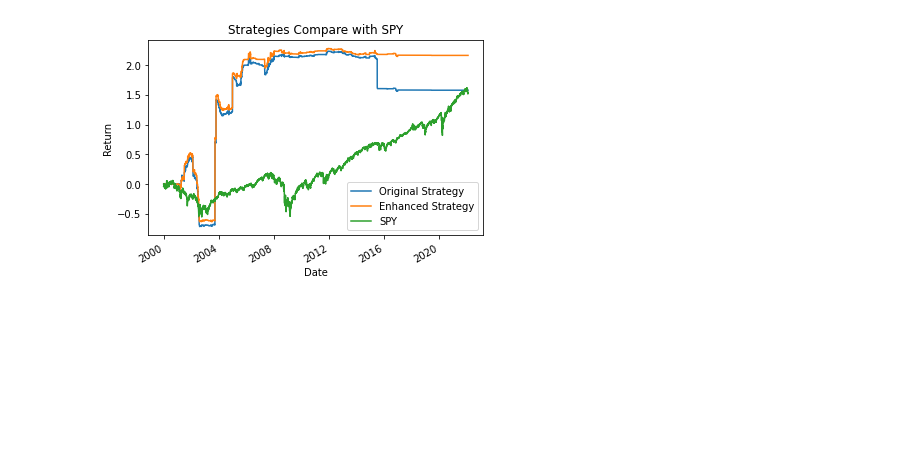
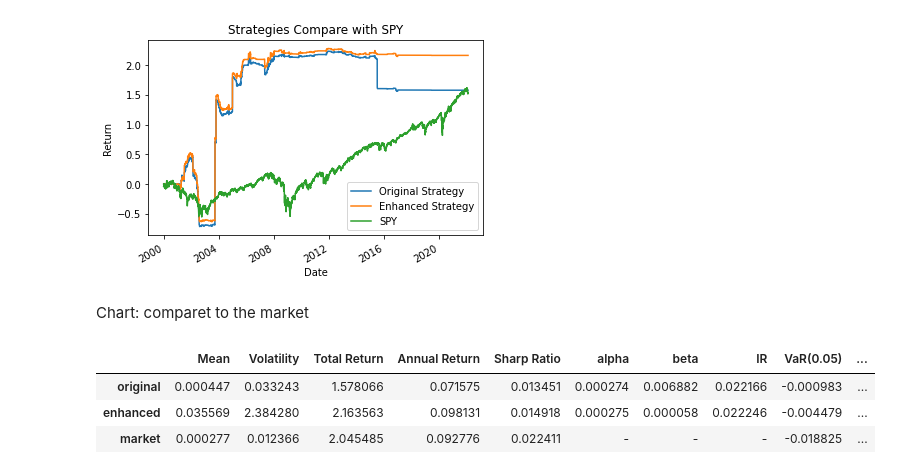
Before and after one commit to ckykevin/Enhanced_pair_trading, a Jupyter notebook: project_cky.ipynb, the cells around one changed output. Saved outputs shown, nothing was run; the diff lists cells and outputs as text; code cells hidden in the pictures; blank space fills up the shorter version.

```diff
--- a/project_cky.ipynb
+++ b/project_cky.ipynb
@@ -951,7 +911,6 @@ for start_date_num in range(len(date_list)-15):
         half_life = round(halflife(price,stock_high,stock_low))
         trade_data = price.loc[train_end_date:trade_end_date][[stock_high,stock_low,'date']]
         position_open = False
-        position_last = 0
         high_position = 0
         low_position = 0
         for i in range(len(trade_data)):
@@ -966,7 +925,6 @@ for start_date_num in range(len(date_list)-15):
                     order.loc[current_date][stock_low] += -low_position
                     high_position = 0
                     low_position = 0
-                    position_last = 0
                 break
             ## if the spread has reverted / three half_life passed / end of 3-month, close position
             elif (spread < abs(mean)) or (i == len(trade_data)-1):
@@ -976,7 +934,6 @@ for start_date_num in range(len(date_list)-15):
                     order.loc[current_date][stock_low] += -low_position
                     high_position = 0
                     low_position = 0
-                    position_last = 0
             ## if spread > 2stdev and remaining time greater than 2 half_life, open position
             elif (position_open == False) and (abs(spread-mean) > 2*stdev) \
                 and (len(trade_data)-i>2*half_life) \
@@ -995,7 +952,6 @@ for start_date_num in range(len(date_list)-15):
                     low_position = -1
                 order.loc[current_date][stock_high] += high_position
                 order.loc[current_date][stock_low] += low_position
-                position_last = 1
                 position_initial = high_position * stock_high_price + low_position * stock_low_price
 
             else:
@@ -1009,9 +965,6 @@ for start_date_num in range(len(date_list)-15):
                         order.loc[current_date][stock_low] += -low_position
                         high_position = 0
                         low_position = 0
-                        position_last = 0
-                    else:
-                        position_last += 1
 # %%
 order = order.drop(columns='date')
 # %%
@@ -1169,3 +1122,5 @@ plt.legend()
 # %% [output]
 <matplotlib.legend.Legend at 0x...>
 [figure]
+# %% [markdown]
+Chart: comparet to the market
@@ -1171,0 +1129,43 @@ plt.legend()
+# %%
+def PerformanceMetrics(returns, SPY, annualization, index, strategy = True):
+    metrics = pd.DataFrame(columns=['Mean', 'Volatility', 'Total Return','Annual Return', 'Sharp Ratio',\
+                                     'alpha', 'beta', 'IR', 'VaR(0.05)', 'Max Drawdown'], index = [index])
+    metrics['Mean'].loc[index] = returns.mean()
+    metrics['Volatility'] = returns.std()
+    metrics['Total Return'] = ((1+returns).cumprod()-1)[-1]
+    metrics['Annual Return'] = metrics['Total Return']*annualization
+    metrics['Sharp Ratio'] = metrics['Mean']/metrics['Volatility']
+
+    if strategy:
+        y = SPY
+        X = returns[:-1]
+        X = X.to_frame('SPY').replace([np.nan, np.inf, -np.inf], 0)
+        model = sm.OLS(y, sm.add_constant(X), missing = 'drop').fit()
+        metrics['alpha'] = model.params['const']
+        metrics['beta'] = model.params[1]
+        metrics['IR'] = metrics['alpha']/model.resid.std()
+    else:
+        metrics['alpha'] = '-'
+        metrics['beta'] = '-'
+        metrics['IR'] = '-'
+
+    metrics['VaR(0.05)'] = returns.quantile(0.05)
+    cum_ret = (1 + returns).cumprod()
+    rolling_max = cum_ret.cummax()  # find rolling maximun cumulative return
+    drawdown = (cum_ret - rolling_max) / rolling_max
+    metrics['Max Drawdown'] = drawdown.min()
+
+    return metrics
+# %%
+original_returns = (original_cash_with_fee+original_holdings).pct_change()
+enhanced_returns = (cash_with_fee+original_holdings).pct_change()
+SPY_return = SPY.pct_change()
+# %%
+pd.concat([PerformanceMetrics(original_returns, SPY_return,1/(5556/252), 'original'),\
+    PerformanceMetrics(enhanced_returns, SPY_return,1/(5556/252), 'enhanced'),\
+    PerformanceMetrics(SPY_return, SPY_return,1/(5556/252), 'market', False)], axis = 0)
+# %% [output]
+|  | Mean | Volatility | Total Return | Annual Return | Sharp Ratio | alpha | beta | IR | VaR(0.05) | ... |
+| original | 0.000447 | 0.033243 | 1.578066 | 0.071575 | 0.013451 | 0.000274 | 0.006882 | 0.022166 | -0.000983 | ... |
+| enhanced | 0.035569 | 2.384280 | 2.163563 | 0.098131 | 0.014918 | 0.000275 | 0.000058 | 0.022246 | -0.004479 | ... |
+| market | 0.000277 | 0.012366 | 2.045485 | 0.092776 | 0.022411 | - | - | - | -0.018825 | ... |
```
Also changed, not shown: parts of 11 cells of this notebook.
